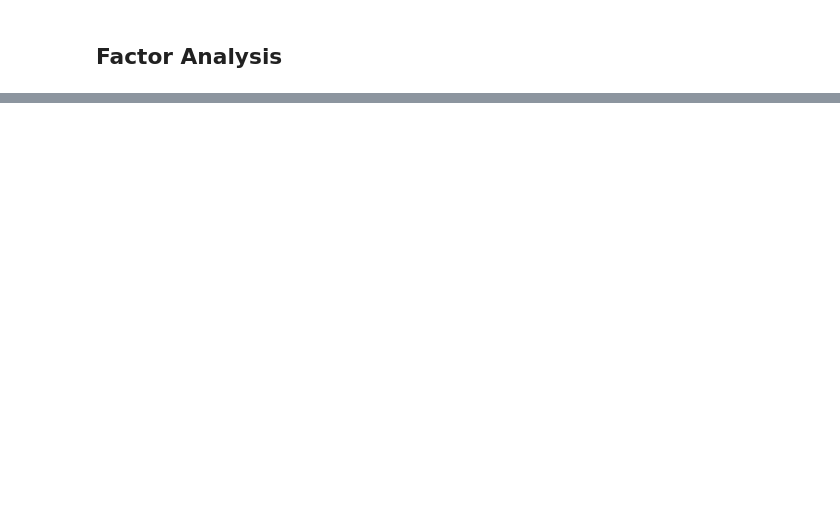
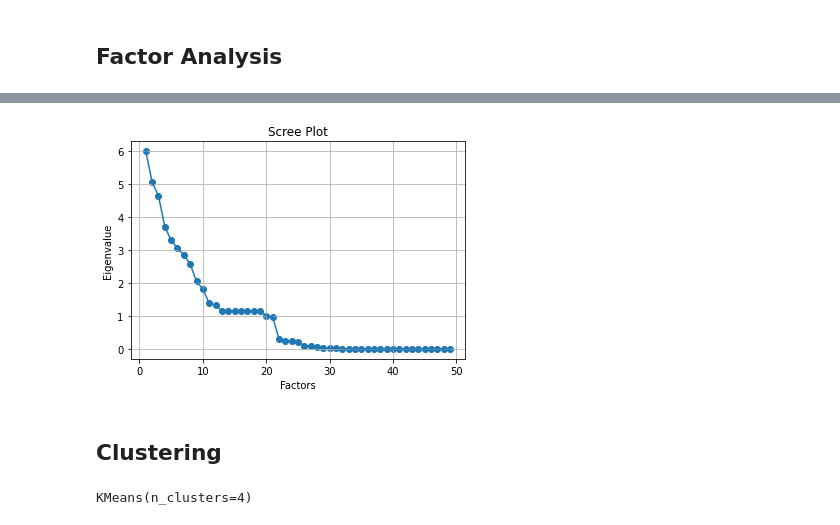
Before and after one commit to addb-swstarlab/Redis-Parameter-Grouping-BO, a Jupyter notebook: fa.ipynb, the cells around one changed output, grey strips where cells are left out. Cells and saved outputs as stored; diff of their text form; code cells hidden in the pictures; blank space fills up the shorter version.

```diff
--- a/fa.ipynb
+++ b/fa.ipynb
@@ -117,0 +183,2 @@ internalMetrics_df.head()
+# %%
+internalMetrics_df = pd.DataFrame(internalMetrics_df, columns = df.columns, index = list(df.index.values))
@@ -117,0 +197,10 @@ internalMetrics_df.head()
+# %%
+# 객체생성
+scaler = MinMaxScaler()
+
+# fit -> transform
+scaler.fit(internalMetrics_df) # df는 2차원 이상의 값이어야 함
+internalMetrics_df_MinMax = scaler.transform(internalMetrics_df.copy())
+
+# 배열형태로 반환되기 때문에 데이터 프레임으로 변환해주는 작업
+internalMetrics_df_MinMax = pd.DataFrame(data = internalMetrics_df_MinMax, columns=internalMetrics_df.columns)
@@ -120,4 +225,4 @@ internalMetrics_df.head()
 # %%
-fa = FactorAnalyzer(n_factors=3, rotation='varimax')
-fa.fit(internalMetrics_df)
+fa = FactorAnalyzer(n_factors=11, rotation='varimax')
+fa.fit(internalMetrics_df)  # 데이터 프레임 지정
 # %% [output]
@@ -124,0 +248,3 @@ ValueError: could not convert string to float: 'standalone'
+# %%
+ev, v = fa.get_eigenvalues()
+print(pd.DataFrame(ev))
@@ -124,0 +269,19 @@ ValueError: could not convert string to float: 'standalone'
+# %%
+plt.scatter(range(1,internalMetrics_df.shape[1]+1),ev)
+plt.plot(range(1,internalMetrics_df.shape[1]+1),ev)
+plt.title('Scree Plot')
+plt.xlabel('Factors')
+plt.ylabel('Eigenvalue')
+plt.grid()
+plt.show()
+# %% [output]
+[figure, added]
+# %% [markdown]
+## Clustering
+# %%
+from sklearn.cluster import KMeans
+
+kmeans = KMeans(n_clusters=4)
+kmeans.fit(internalMetrics_fa)
+# %% [output]
+KMeans(n_clusters=4)
```
Also changed, not shown: parts of 33 cells of this notebook, 2 other files.
